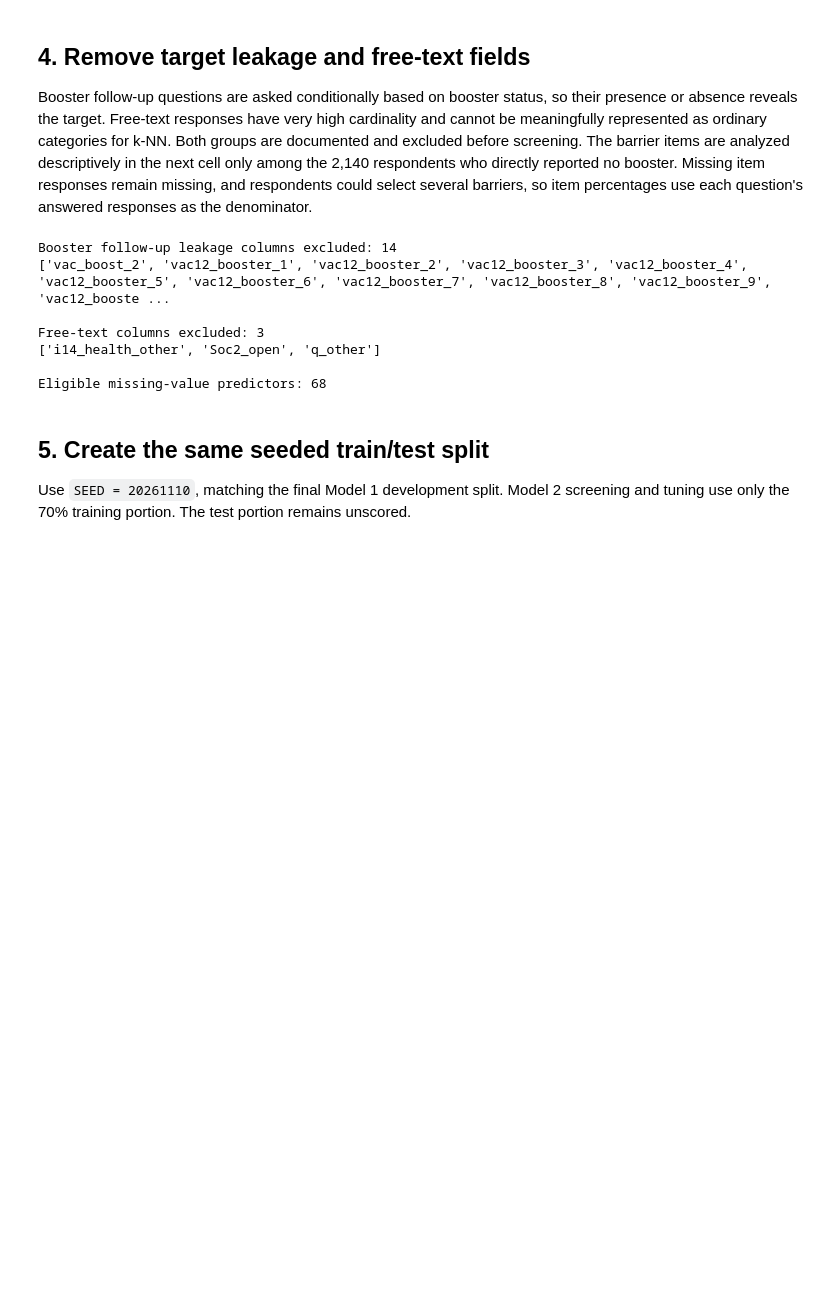
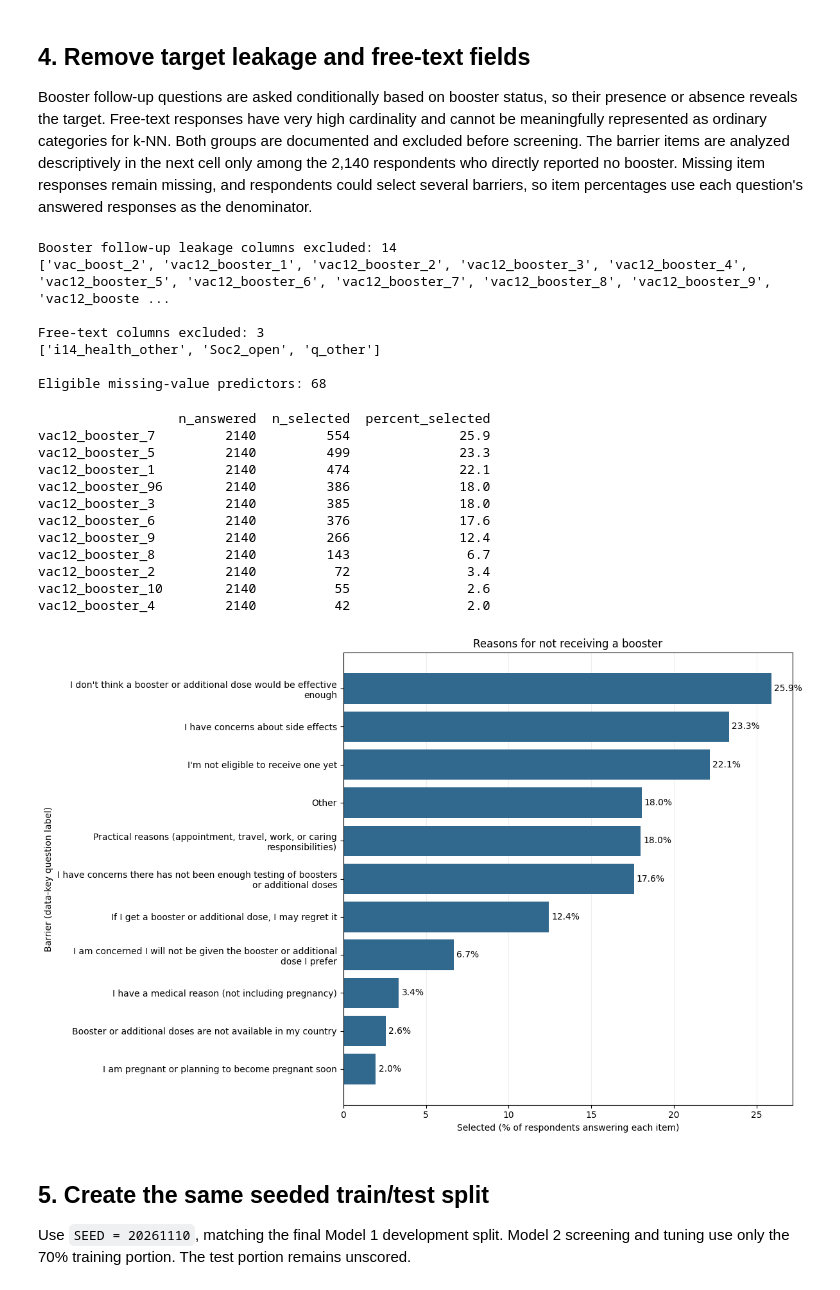
Before and after one commit to jimmyrua/8413-ML-GA1, a Jupyter notebook: GA1_model_2_missing_values.ipynb, the cells around one changed output. Drawn from its saved outputs; the diff is of its cells as text; code cells hidden in the pictures; blank space fills up the shorter version.

```diff
--- a/GA1_model_2_missing_values.ipynb
+++ b/GA1_model_2_missing_values.ipynb
@@ -261,33 +384,49 @@ barrier_labels = {
     "vac12_booster_1": "I'm not eligible to receive one yet",
     "vac12_booster_2": "I have a medical reason (not including pregnancy)",
     "vac12_booster_3": "Practical reasons (appointment, travel, work, or caring responsibilities)",
     "vac12_booster_4": "I am pregnant or planning to become pregnant soon",
     "vac12_booster_5": "I have concerns about side effects",
     "vac12_booster_6": "I have concerns there has not been enough testing of boosters or additional doses",
     "vac12_booster_7": "I don't think a booster or additional dose would be effective enough",
     "vac12_booster_8": "I am concerned I will not be given the booster or additional dose I prefer",
     "vac12_booster_9": "If I get a booster or additional dose, I may regret it",
     "vac12_booster_10": "Booster or additional doses are not available in my country",
     "vac12_booster_96": "Other",
 }
 assert set(barrier_columns) <= barrier_labels.keys()
 
 # Respondents could select multiple barriers, so percentages need not sum to 100%.
 barrier_plot = barrier_table.rename(index=barrier_labels)
 display_labels = [textwrap.fill(label, width=62) for label in barrier_plot.index]
 fig, ax = plt.subplots(figsize=(12, 8))
 bars = ax.barh(display_labels, barrier_plot["percent_selected"], color="#31688e")
 ax.invert_yaxis()
 ax.set(
     title="Reasons for not receiving a booster",
     xlabel="Selected (% of respondents answering each item)",
     ylabel="Barrier (data-key question label)",
 )
 ax.bar_label(bars, fmt="%.1f%%", padding=3)
 ax.grid(axis="x", alpha=0.2)
 ax.set_axisbelow(True)
 fig.tight_layout()
+save_table(barrier_table, "appendix_B_barriers_numeric.csv")
+save_figure(fig, "figure_B1_barriers.png")
 plt.show()
+# %% [output]
+                  n_answered  n_selected  percent_selected
+vac12_booster_7         2140         554              25.9
+vac12_booster_5         2140         499              23.3
+vac12_booster_1         2140         474              22.1
+vac12_booster_96        2140         386              18.0
+vac12_booster_3         2140         385              18.0
+vac12_booster_6         2140         376              17.6
+vac12_booster_9         2140         266              12.4
+vac12_booster_8         2140         143               6.7
+vac12_booster_2         2140          72               3.4
+vac12_booster_10        2140          55               2.6
+vac12_booster_4         2140          42               2.0
+[figure, added]
 # %% [markdown]
 ## 5. Create the same seeded train/test split
 
```
Also changed, not shown: parts of 32 cells of this notebook.
